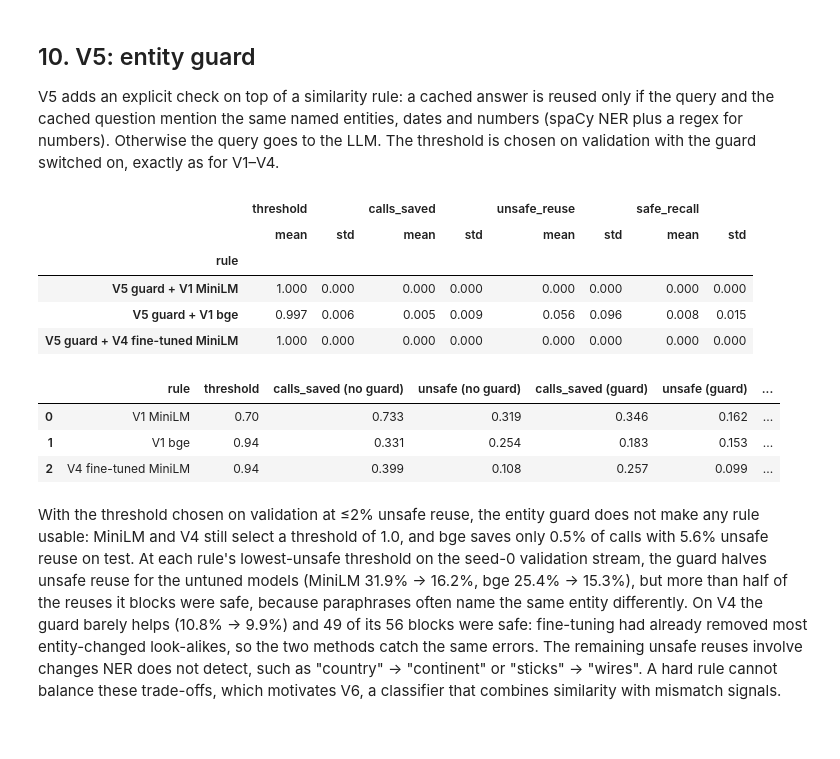
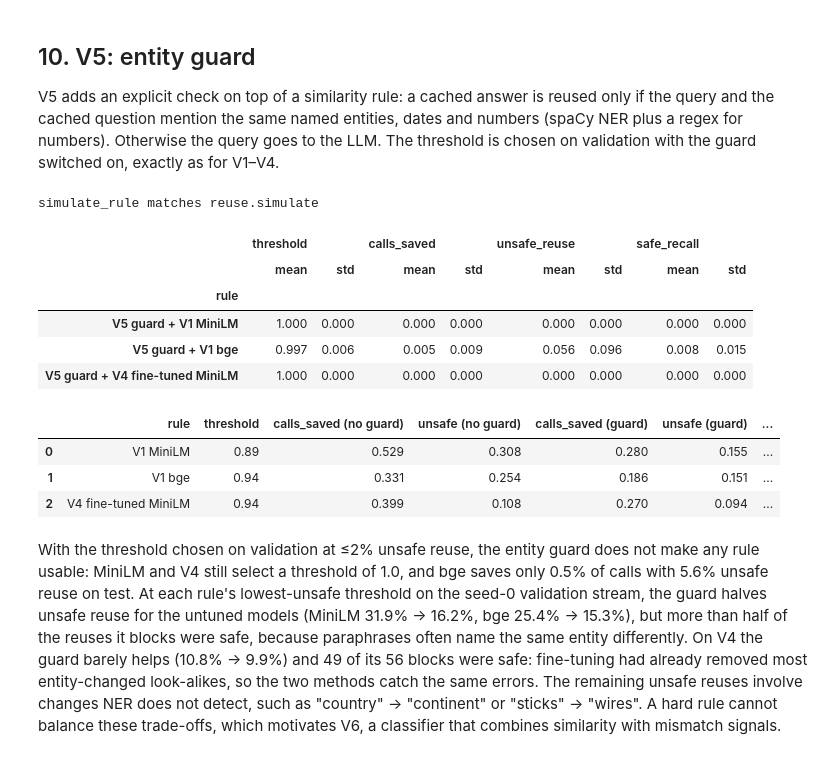
Before and after one commit to Naveena126/dsa4-reuse-retrieve-generate, a Jupyter notebook: notebooks/NaveenaSivapuram_Cache_Reuse.ipynb, the cells around one changed output. Drawn from its saved outputs; the diff is of its cells as text; code cells hidden in the pictures.

```diff
--- a/notebooks/NaveenaSivapuram_Cache_Reuse.ipynb
+++ b/notebooks/NaveenaSivapuram_Cache_Reuse.ipynb
@@ -438,6 +438,7 @@ V5 adds an explicit check on top of a similarity rule: a cached answer is reused
 # %%
 # V5: entity guard on top of V1 MiniLM, V1 bge and V4
 import re, spacy
+from dsa4.stream import answer_key
 try:
     nlp = spacy.load("en_core_web_sm", disable=["parser", "lemmatizer"])
 except OSError:
@@ -466,26 +467,45 @@ def ents(t):
         ENT[t] = extract(t, nlp(t))
     return ENT[t]
 
-def guard(st, r):
-    """Block a reuse when the query and its cached match differ in any entity, date or number."""
-    r = r.copy()
-    texts, match = st["text"].to_numpy(), r["match"].to_numpy()
-    reused = r["reused"].to_numpy().copy()
-    for i in np.flatnonzero(reused):
-        if ents(texts[i]) != ents(texts[int(match[i])]):
-            reused[i] = False
-    r["reused"] = reused
-    return r
+def simulate_rule(st, sim, t, check=None):
+    """Replay the stream exactly like reuse.simulate, but reuse the closest cached entry only if
+    its similarity is >= t AND check(i, j) passes. A query that is not reused is answered by the
+    LLM and stored. 'vetoed' marks queries whose similarity passed but the check said no."""
+    keys = [answer_key(a, b, c) for a, b, c in zip(st["qid"], st["kind"], st["vid"])]
+    stored, stored_keys, rows = [], set(), []
+    for i in range(len(st)):
+        if stored:
+            s = sim[i, stored]
+            k = int(np.argmax(s))
+            best, j = float(s[k]), stored[k]
+        else:
+            best, j = -1.0, -1
+        passes = j >= 0 and best >= t
+        ok = passes and (check is None or check(i, j))
+        rows.append({"reused": ok, "match": j if ok else -1, "best_sim": best,
+                     "safe": (keys[i] == keys[j]) if ok else np.nan,
+                     "could_reuse": keys[i] in stored_keys,
+                     "vetoed": passes and not ok,
+                     "vetoed_safe": passes and not ok and keys[i] == keys[j]})
+        if not ok:
+            stored.append(i)
+            stored_keys.add(keys[i])
+    return pd.DataFrame(rows, index=st.index)
+
+# Sanity check: without a check, simulate_rule must give exactly the same result as reuse.simulate
+_s = make_stream(0, "val"); _S = sim_for(_s, RULES["V1 bge"])
+assert (simulate_rule(_s, _S, 0.93)["reused"].to_numpy() == reuse.simulate(_s, _S, 0.93)["reused"].to_numpy()).all()
+print("simulate_rule matches reuse.simulate")
+
+def ent_check(st):
+    texts = st["text"].to_numpy()
+    return lambda i, j: ents(texts[i]) == ents(texts[j])
 
 THR = np.round(np.arange(0.70, 1.0001, 0.01), 2)
 
-def curve(st, key, use_guard=True):
-    S = sim_for(st, key)
-    out = []
-    for t in THR:
-        r = reuse.simulate(st, S, t)
-        out.append({"threshold": t, **reuse.summarise(guard(st, r) if use_guard else r)})
-    return pd.DataFrame(out)
+def curve(st, key, guard=True):
+    S, chk = sim_for(st, key), (ent_check(st) if guard else None)
+    return pd.DataFrame([{"threshold": t, **reuse.summarise(simulate_rule(st, S, t, chk))} for t in THR])
 
 def bases(seed):
     return {"V1 MiniLM": RULES["V1 MiniLM"], "V1 bge": RULES["V1 bge"],
@@ -497,44 +517,46 @@ for seed in (0, 1, 2):
     sv, st = make_stream(seed, "val"), make_stream(seed, "test")
     for label, key in bases(seed).items():
         cv = curve(sv, key)
         ok = cv[(cv["calls_saved"] > 0) & (cv["unsafe_reuse"] <= TARGET)]
-        t = ok.sort_values("calls_saved").iloc[-1]["threshold"] if len(ok) else 1.0
-        r = guard(st, reuse.simulate(st, sim_for(st, key), t))
-        rows5.append({"rule": "V5 guard + " + label, "seed": seed, "threshold": t, **reuse.summarise(r)})
+        t = ok.sort_values("calls_saved").iloc[-1]["threshold"] if len(ok) else 1.01
+        r = simulate_rule(st, sim_for(st, key), t, ent_check(st))
+        rows5.append({"rule": "V5 guard + " + label, "seed": seed, "threshold": min(t, 1.0),
+                      **reuse.summarise(r)})
 res5 = pd.DataFrame(rows5)
 res5.to_csv(MET / "task1_v5_results_by_seed.csv", index=False)
 display(res5.groupby("rule")[["threshold", "calls_saved", "unsafe_reuse", "safe_recall"]]
         .agg(["mean", "std"]).round(3))
 
 # Effect of the guard on the seed-0 validation stream, at each rule's lowest-unsafe threshold
 sv = make_stream(0, "val")
 pts = []
 for label, key in bases(0).items():
     cv = curve(sv, key)
     cv = cv[cv["calls_saved"] > 0]
     t = cv.sort_values(["unsafe_reuse", "calls_saved"], ascending=[True, False]).iloc[0]["threshold"]
-    r0 = reuse.simulate(sv, sim_for(sv, key), t)
-    r1 = guard(sv, r0)
-    blocked = r0["reused"].to_numpy() & ~r1["reused"].to_numpy()
-    s0, s1 = reuse.summarise(r0), reuse.summarise(r1)
+    S = sim_for(sv, key)
+    s0 = reuse.summarise(simulate_rule(sv, S, t))
+    r1 = simulate_rule(sv, S, t, ent_check(sv))
+    s1 = reuse.summarise(r1)
     pts.append({"rule": label, "threshold": t,
                 "calls_saved (no guard)": round(s0["calls_saved"], 3),
                 "unsafe (no guard)": round(s0["unsafe_reuse"], 3),
                 "calls_saved (guard)": round(s1["calls_saved"], 3),
                 "unsafe (guard)": round(s1["unsafe_reuse"], 3),
-                "blocked": int(blocked.sum()),
-                "blocked but safe": int((blocked & r0["safe"].to_numpy().astype(bool)).sum())})
+                "blocked": int(r1["vetoed"].sum()),
+                "blocked but safe": int(r1["vetoed_safe"].sum())})
 display(pd.DataFrame(pts))
 # %% [output]
+simulate_rule matches reuse.simulate
 |  | threshold |  | calls_saved |  | unsafe_reuse |  | safe_recall |  |
 |  | mean | std | mean | std | mean | std | mean | std |
 | rule |  |  |  |  |  |  |  |  |
 | V5 guard + V1 MiniLM | 1.000 | 0.000 | 0.000 | 0.000 | 0.000 | 0.000 | 0.000 | 0.000 |
 | V5 guard + V1 bge | 0.997 | 0.006 | 0.005 | 0.009 | 0.056 | 0.096 | 0.008 | 0.015 |
 | V5 guard + V4 fine-tuned MiniLM | 1.000 | 0.000 | 0.000 | 0.000 | 0.000 | 0.000 | 0.000 | 0.000 |
 |  | rule | threshold | calls_saved (no guard) | unsafe (no guard) | calls_saved (guard) | unsafe (guard) | ... |
-| 0 | V1 MiniLM | 0.70 | 0.733 | 0.319 | 0.346 | 0.162 | ... |
-| 1 | V1 bge | 0.94 | 0.331 | 0.254 | 0.183 | 0.153 | ... |
-| 2 | V4 fine-tuned MiniLM | 0.94 | 0.399 | 0.108 | 0.257 | 0.099 | ... |
+| 0 | V1 MiniLM | 0.89 | 0.529 | 0.308 | 0.280 | 0.155 | ... |
+| 1 | V1 bge | 0.94 | 0.331 | 0.254 | 0.186 | 0.151 | ... |
+| 2 | V4 fine-tuned MiniLM | 0.94 | 0.399 | 0.108 | 0.270 | 0.094 | ... |
 # %% [markdown]
 With the threshold chosen on validation at ≤2% unsafe reuse, the entity guard does not make any rule usable: MiniLM and V4 still select a threshold of 1.0, and bge saves only 0.5% of calls with 5.6% unsafe reuse on test. At each rule's lowest-unsafe threshold on the seed-0 validation stream, the guard halves unsafe reuse for the untuned models (MiniLM 31.9% → 16.2%, bge 25.4% → 15.3%), but more than half of the reuses it blocks were safe, because paraphrases often name the same entity differently. On V4 the guard barely helps (10.8% → 9.9%) and 49 of its 56 blocks were safe: fine-tuning had already removed most entity-changed look-alikes, so the two methods catch the same errors. The remaining unsafe reuses involve changes NER does not detect, such as "country" → "continent" or "sticks" → "wires". A hard rule cannot balance these trade-offs, which motivates V6, a classifier that combines similarity with mismatch signals.
```
Also changed, not shown: parts of 4 cells of this notebook.
